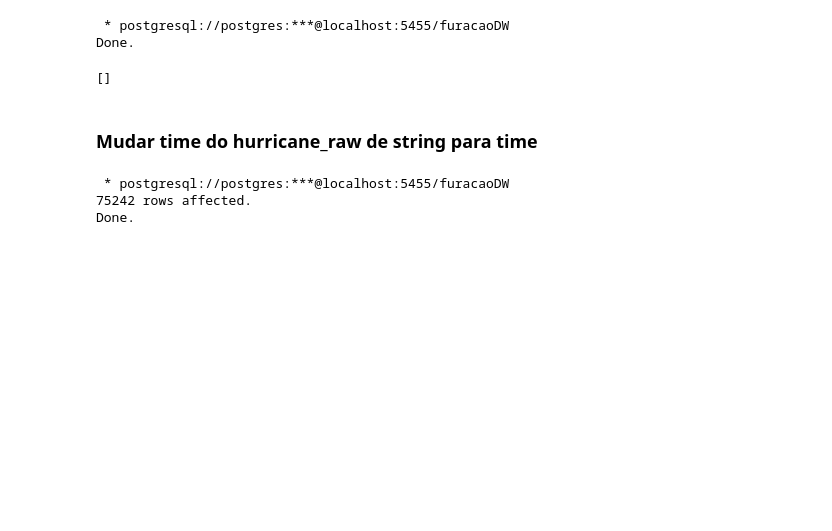
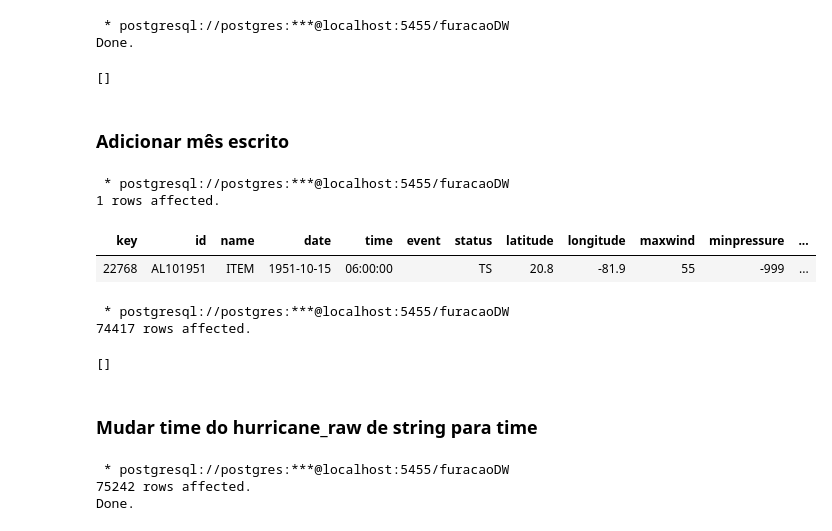
Before and after one commit to kibonusp/processamento-analitico, a Jupyter notebook: etl.ipynb, the cells around one changed output. Drawn from its saved outputs; the diff is of its cells as text; code cells hidden in the pictures; blank space fills up the shorter version.

Commit message:
Load some tables

```diff
--- a/etl.ipynb
+++ b/etl.ipynb
@@ -326,3 +326,13 @@ USING date::Date
  * postgresql://postgres:***@localhost:5455/furacaoDW
 Done.
 []
+# %% [markdown]
+### Adicionar mês escrito
+# %%
+%%sql
+SELECT * FROM HURRICANE_RAW LIMIT 1;
+# %% [output]
+ * postgresql://postgres:***@localhost:5455/furacaoDW
+1 rows affected.
+| key | id | name | date | time | event | status | latitude | longitude | maxwind | minpressure | ... |
+| 22768 | AL101951 | ITEM | 1951-10-15 | 06:00:00 |  | TS | 20.8 | -81.9 | 55 | -999 | ... |
@@ -329,3 +356,13 @@ Done.
+# %%
+%%sql
+UPDATE HURRICANE_RAW h
+SET written_month = m.month
+FROM MONTHS m
+WHERE EXTRACT(MONTH FROM date) = m.value;
+# %% [output]
+ * postgresql://postgres:***@localhost:5455/furacaoDW
+74417 rows affected.
+[]
 # %% [markdown]
 ### Mudar time do hurricane_raw de string para time
 # %%
```
Also changed, not shown: parts of 39 cells of this notebook, 4 other files.
